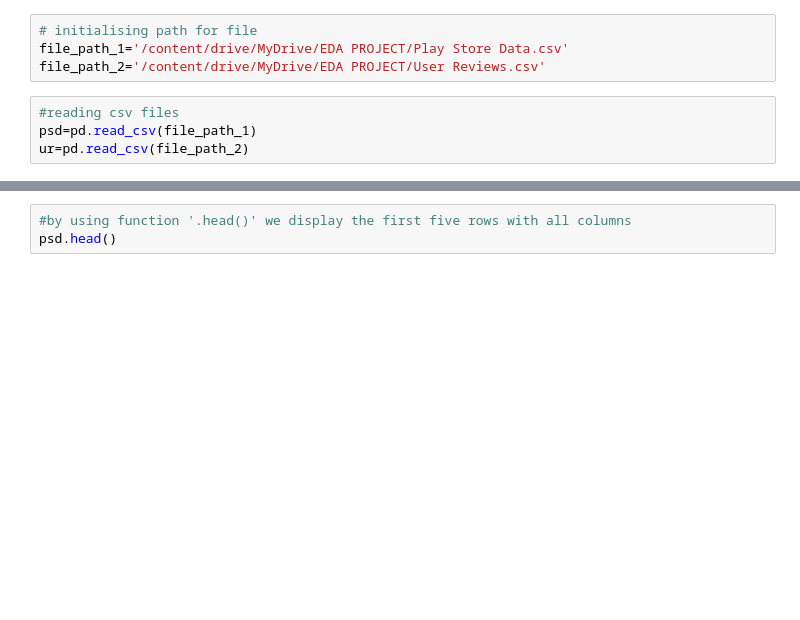
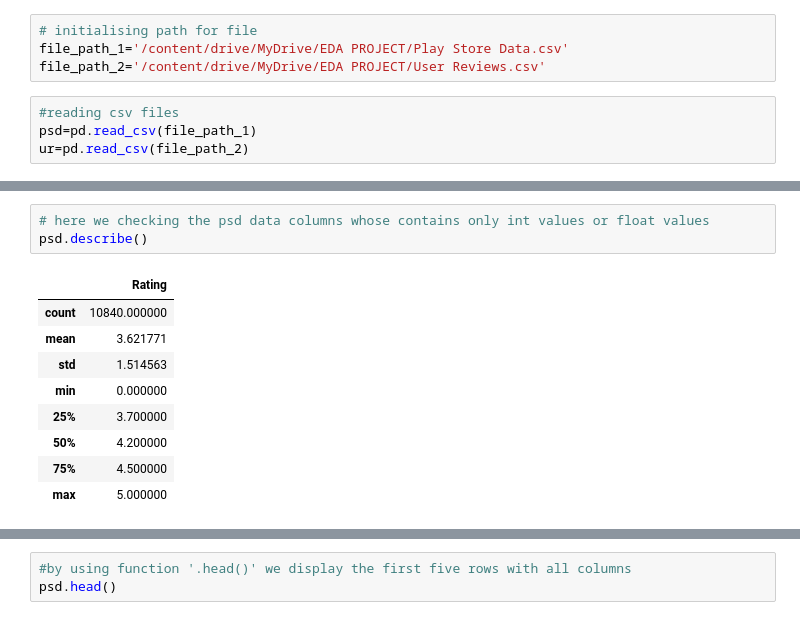
Before and after one commit to Swastik02aug/almabetter-EDA-project, a Jupyter notebook: Play_Store_App_Review_Analysis_Capstone_Project.ipynb, the cells around one changed output, grey strips where cells are left out. Saved outputs shown, nothing was run; the diff lists cells and outputs as text; blank space fills up the shorter version.

```diff
--- a/Play_Store_App_Review_Analysis_Capstone_Project.ipynb
+++ b/Play_Store_App_Review_Analysis_Capstone_Project.ipynb
@@ -28,0 +60,13 @@ ur=pd.read_csv(file_path_2)
+# %%
+# here we checking the psd data columns whose contains only int values or float values
+psd.describe()
+# %% [output]
+|  | Rating |
+| count | 10840.000000 |
+| mean | 3.621771 |
+| std | 1.514563 |
+| min | 0.000000 |
+| 25% | 3.700000 |
+| 50% | 4.200000 |
+| 75% | 4.500000 |
+| max | 5.000000 |
```
Also changed, not shown: parts of 10 cells of this notebook.
